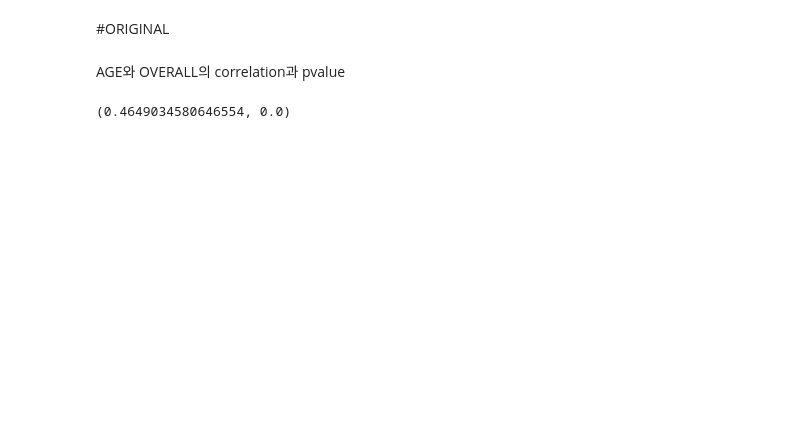
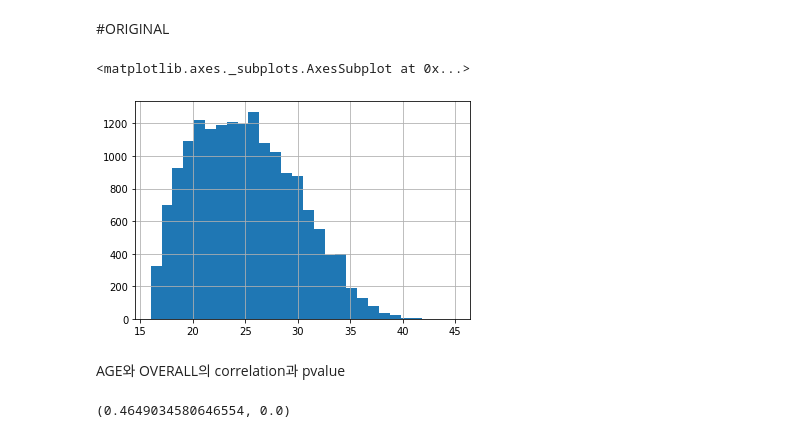
Before and after one commit to kmouleejunhyuk/bigdata_analysist_practical, a Jupyter notebook: ADP_1.ipynb, the cells around one changed output. Saved outputs shown, nothing was run; the diff lists cells and outputs as text; code cells hidden in the pictures; blank space fills up the shorter version.

```diff
--- a/ADP_1.ipynb
+++ b/ADP_1.ipynb
@@ -29,6 +31,11 @@ rawdata.head()
 | 4 | 192985 | K. De Bruyne | 27 | Belgium | 91 | Manchester City | Right | High/ High | RCM | ... |
 # %% [markdown]
 #ORIGINAL
+# %%
+rawdata['Age'].hist(bins = 28)
+# %% [output]
+<matplotlib.axes._subplots.AxesSubplot at 0x...>
+[figure, added]
 # %% [markdown]
 AGE와 OVERALL의 correlation과 pvalue
 # %%
```
Also changed, not shown: parts of 24 cells of this notebook.
